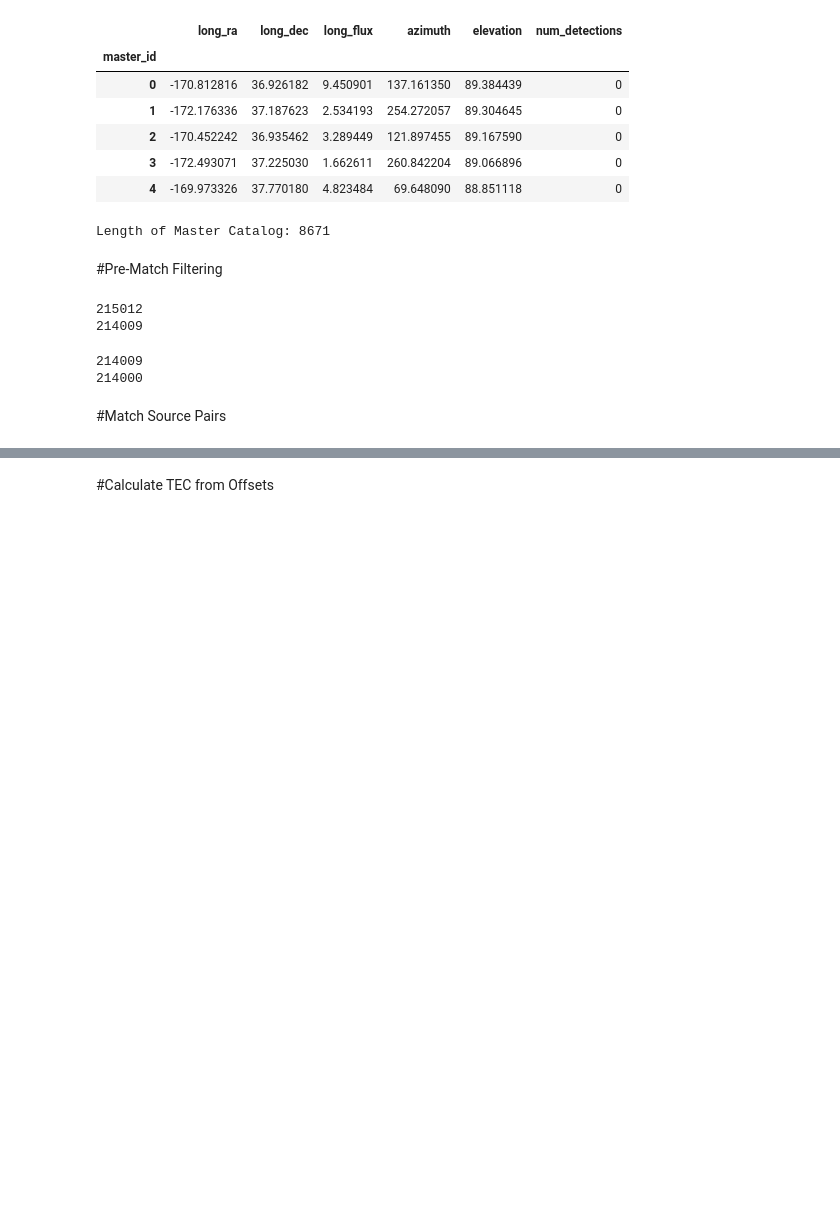
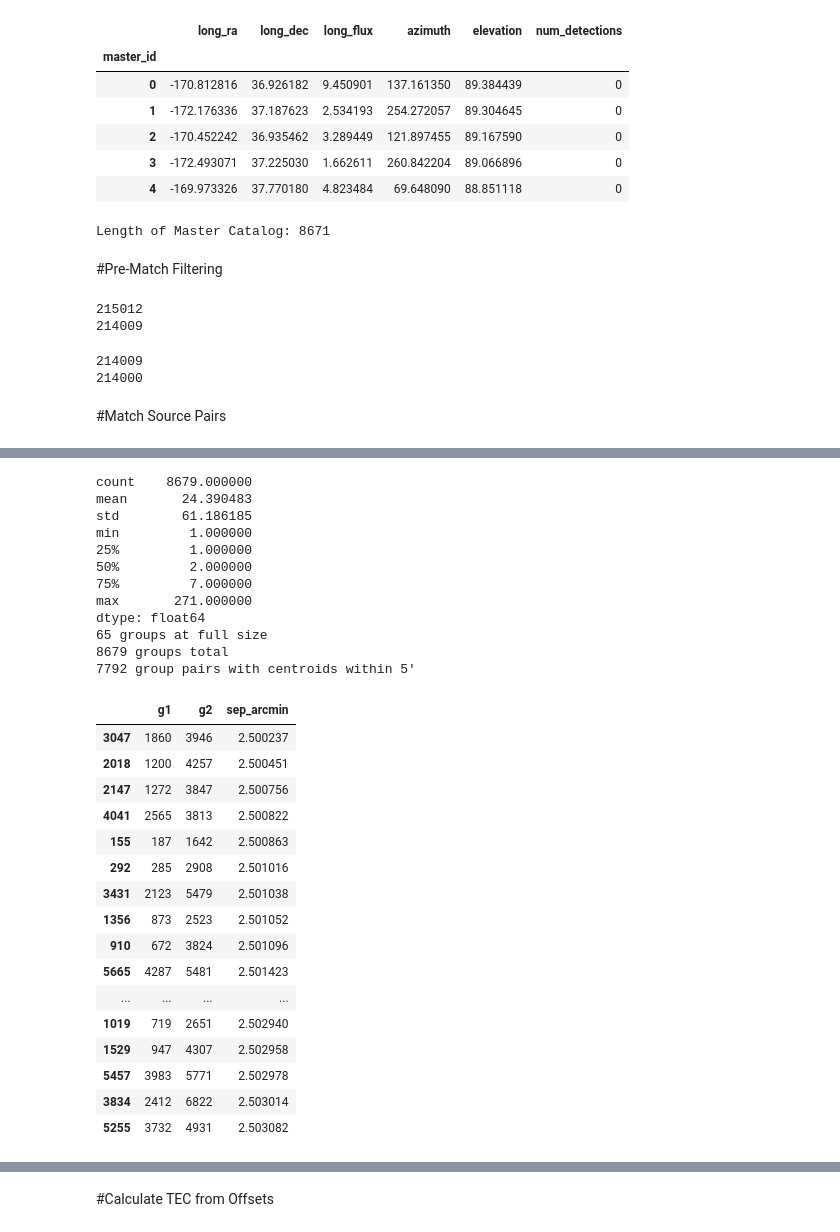
Before and after one commit to rkk7452/v2_animated_source_matching, a Jupyter notebook: v2_Animated_PyBDSF_Match_Sources.ipynb, the cells around one changed output, grey strips where cells are left out. Saved outputs shown, nothing was run; the diff lists cells and outputs as text; code cells hidden in the pictures; blank space fills up the shorter version.

```diff
--- a/v2_Animated_PyBDSF_Match_Sources.ipynb
+++ b/v2_Animated_PyBDSF_Match_Sources.ipynb
@@ -383,0 +451,13 @@ group_sizes.sort_values(ascending=False).plot()
+# %%
+group_sizes = mapping_df.groupby('master_source_id').size().sort_values(ascending=False)
+top_groups = group_sizes.head(20).index
+
+check_df = df.merge(mapping_df, on='detection_id', how='inner')
+
+for gid in top_groups:
+    sub = check_df[check_df['master_source_id'] == gid]
+    ra_std, dec_std = sub['ra'].std(), sub['dec'].std()
+    ra_range = sub['ra'].max() - sub['ra'].min()
+    dec_range = sub['dec'].max() - sub['dec'].min()
+    print(f"group {gid}: n={len(sub)}  ra_std={ra_std:.4f}  dec_std={dec_std:.4f}  "
+          f"ra_range={ra_range:.4f}  dec_range={dec_range:.4f}")
@@ -384,3 +485,45 @@ group_sizes.sort_values(ascending=False).plot()
+# %%
+print(group_sizes.describe())
+print((group_sizes == 271).sum(), "groups at full size")
+print(len(group_sizes), "groups total")
+
+cent = check_df.groupby('master_source_id').agg(ra=('ra','mean'), dec=('dec','mean'), n=('ra','size'))
+cc = SkyCoord(cent.ra.values*u.deg, cent.dec.values*u.deg)
+i1, i2, d, _ = astropy.coordinates.search_around_sky(cc, cc, 5*u.arcmin)
+m = i1 < i2
+pairs = pd.DataFrame({'g1': cent.index[i1[m]], 'g2': cent.index[i2[m]], 'sep_arcmin': d[m].arcmin})
+print(len(pairs), "group pairs with centroids within 5'")
+display(pairs.sort_values('sep_arcmin').head(20))
+# %% [output]
+count    8679.000000
+mean       24.390483
+std        61.186185
+min         1.000000
+25%         1.000000
+50%         2.000000
+75%         7.000000
+max       271.000000
+dtype: float64
+65 groups at full size
+8679 groups total
+7792 group pairs with centroids within 5'
+|  | g1 | g2 | sep_arcmin |
+| 3047 | 1860 | 3946 | 2.500237 |
+| 2018 | 1200 | 4257 | 2.500451 |
+| 2147 | 1272 | 3847 | 2.500756 |
+| 4041 | 2565 | 3813 | 2.500822 |
+| 155 | 187 | 1642 | 2.500863 |
+| 292 | 285 | 2908 | 2.501016 |
+| 3431 | 2123 | 5479 | 2.501038 |
+| 1356 | 873 | 2523 | 2.501052 |
+| 910 | 672 | 3824 | 2.501096 |
+| 5665 | 4287 | 5481 | 2.501423 |
+| ... | ... | ... | ... |
+| 1019 | 719 | 2651 | 2.502940 |
+| 1529 | 947 | 4307 | 2.502958 |
+| 5457 | 3983 | 5771 | 2.502978 |
+| 3834 | 2412 | 6822 | 2.503014 |
+| 5255 | 3732 | 4931 | 2.503082 |
 # %%
 ###   OLD  ###
 
```
Also changed, not shown: parts of 23 cells of this notebook.
